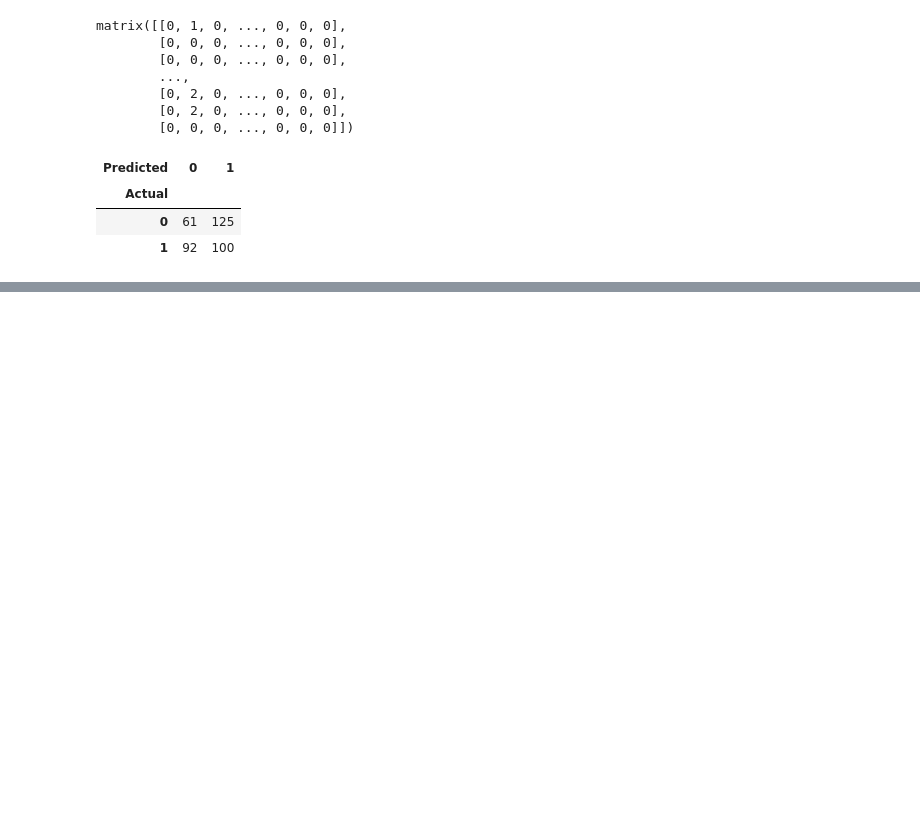
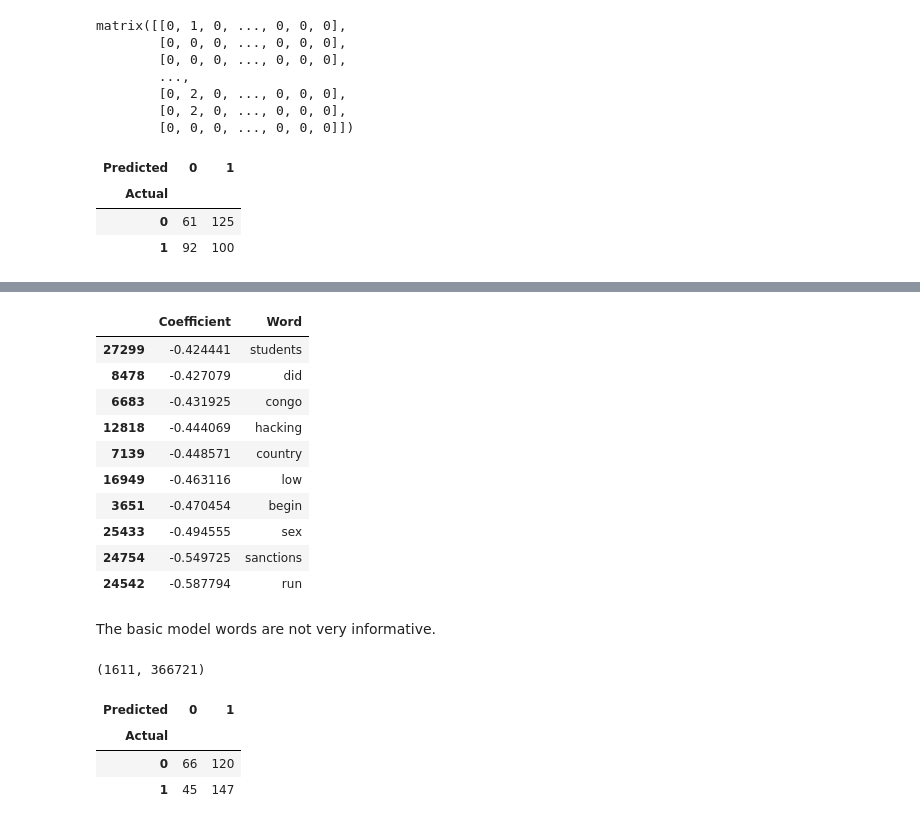
Before and after one commit to theoptips/portfolio, a Jupyter notebook: nlp/NLP_stock.ipynb, the cells around one changed output, grey strips where cells are left out. Saved outputs shown, nothing was run; the diff lists cells and outputs as text; code cells hidden in the pictures; blank space fills up the shorter version.

```diff
--- a/nlp/NLP_stock.ipynb
+++ b/nlp/NLP_stock.ipynb
@@ -100,0 +119,16 @@ pd.crosstab(test["Label"], predictions, rownames=["Actual"], colnames=["Predicte
+# %%
+coeffdf.tail(10)
+# %% [output]
+|  | Coefficient | Word |
+| 27299 | -0.424441 | students |
+| 8478 | -0.427079 | did |
+| 6683 | -0.431925 | congo |
+| 12818 | -0.444069 | hacking |
+| 7139 | -0.448571 | country |
+| 16949 | -0.463116 | low |
+| 3651 | -0.470454 | begin |
+| 25433 | -0.494555 | sex |
+| 24754 | -0.549725 | sanctions |
+| 24542 | -0.587794 | run |
+# %% [markdown]
+The basic model words are not very informative.
@@ -100,0 +138,4 @@ pd.crosstab(test["Label"], predictions, rownames=["Actual"], colnames=["Predicte
+# %%
+print(advancedtrain.shape)
+# %% [output]
+(1611, 366721)
@@ -100,0 +151,7 @@ pd.crosstab(test["Label"], predictions, rownames=["Actual"], colnames=["Predicte
+# %%
+pd.crosstab(test['Label'], advpredictions, rownames=['Actual'], colnames=['Predicted'])
+# %% [output]
+| Predicted | 0 | 1 |
+| Actual |  |  |
+| 0 | 66 | 120 |
+| 1 | 45 | 147 |
```
Also changed, not shown: parts of 9 cells of this notebook.
